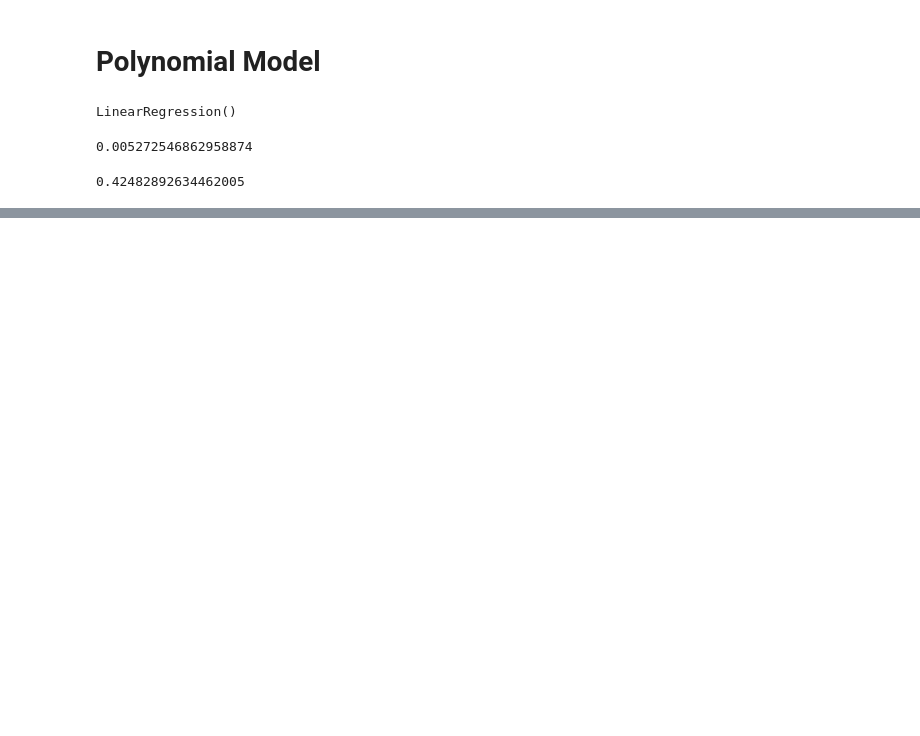
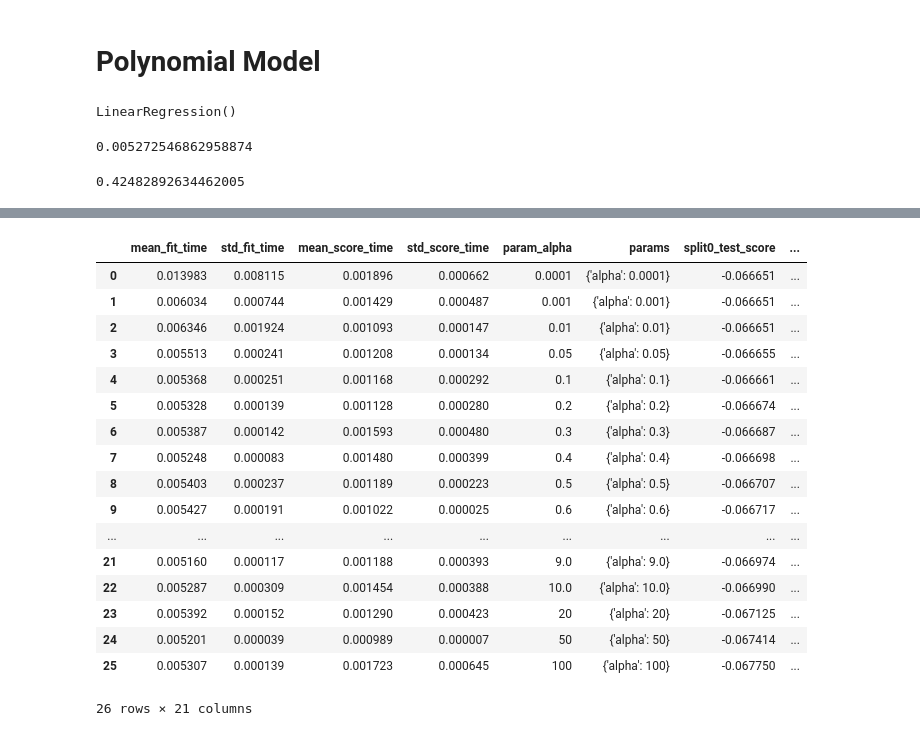
Before and after one commit to rezamosavi8740/OnlineNewsPopularity-analysis, a Jupyter notebook: OnlineNewsPopularity.ipynb, the cells around one changed output, grey strips where cells are left out. Cells and saved outputs as stored; diff of their text form; code cells hidden in the pictures; blank space fills up the shorter version.

```diff
--- a/OnlineNewsPopularity.ipynb
+++ b/OnlineNewsPopularity.ipynb
@@ -817,0 +893,26 @@ r2_score(y_test ,Y_pred)
+# %%
+cv_results = pd.DataFrame(grid_cv_model.cv_results_)
+
+cv_results = cv_results[cv_results['param_alpha']<=200]
+
+# cv_results head
+cv_results
+# %% [output]
+|  | mean_fit_time | std_fit_time | mean_score_time | std_score_time | param_alpha | params | split0_test_score | ... |
+| 0 | 0.013983 | 0.008115 | 0.001896 | 0.000662 | 0.0001 | {'alpha': 0.0001} | -0.066651 | ... |
+| 1 | 0.006034 | 0.000744 | 0.001429 | 0.000487 | 0.001 | {'alpha': 0.001} | -0.066651 | ... |
+| 2 | 0.006346 | 0.001924 | 0.001093 | 0.000147 | 0.01 | {'alpha': 0.01} | -0.066651 | ... |
+| 3 | 0.005513 | 0.000241 | 0.001208 | 0.000134 | 0.05 | {'alpha': 0.05} | -0.066655 | ... |
+| 4 | 0.005368 | 0.000251 | 0.001168 | 0.000292 | 0.1 | {'alpha': 0.1} | -0.066661 | ... |
+| 5 | 0.005328 | 0.000139 | 0.001128 | 0.000280 | 0.2 | {'alpha': 0.2} | -0.066674 | ... |
+| 6 | 0.005387 | 0.000142 | 0.001593 | 0.000480 | 0.3 | {'alpha': 0.3} | -0.066687 | ... |
+| 7 | 0.005248 | 0.000083 | 0.001480 | 0.000399 | 0.4 | {'alpha': 0.4} | -0.066698 | ... |
+| 8 | 0.005403 | 0.000237 | 0.001189 | 0.000223 | 0.5 | {'alpha': 0.5} | -0.066707 | ... |
+| 9 | 0.005427 | 0.000191 | 0.001022 | 0.000025 | 0.6 | {'alpha': 0.6} | -0.066717 | ... |
+| ... | ... | ... | ... | ... | ... | ... | ... | ... |
+| 21 | 0.005160 | 0.000117 | 0.001188 | 0.000393 | 9.0 | {'alpha': 9.0} | -0.066974 | ... |
+| 22 | 0.005287 | 0.000309 | 0.001454 | 0.000388 | 10.0 | {'alpha': 10.0} | -0.066990 | ... |
+| 23 | 0.005392 | 0.000152 | 0.001290 | 0.000423 | 20 | {'alpha': 20} | -0.067125 | ... |
+| 24 | 0.005201 | 0.000039 | 0.000989 | 0.000007 | 50 | {'alpha': 50} | -0.067414 | ... |
+| 25 | 0.005307 | 0.000139 | 0.001723 | 0.000645 | 100 | {'alpha': 100} | -0.067750 | ... |
+26 rows × 21 columns
```
Also changed, not shown: parts of 123 cells of this notebook, 1 other file.
